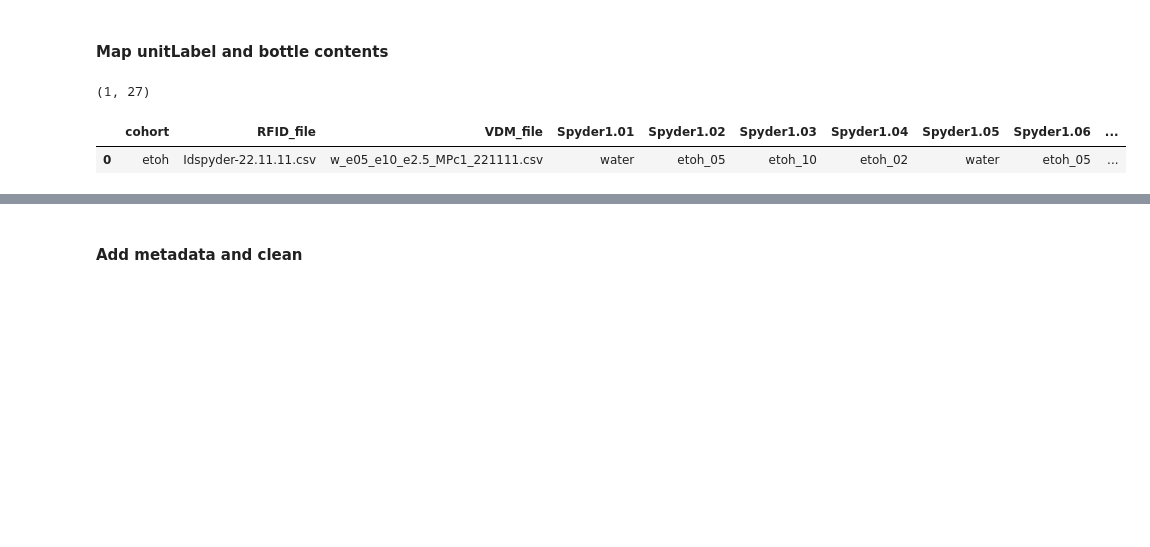
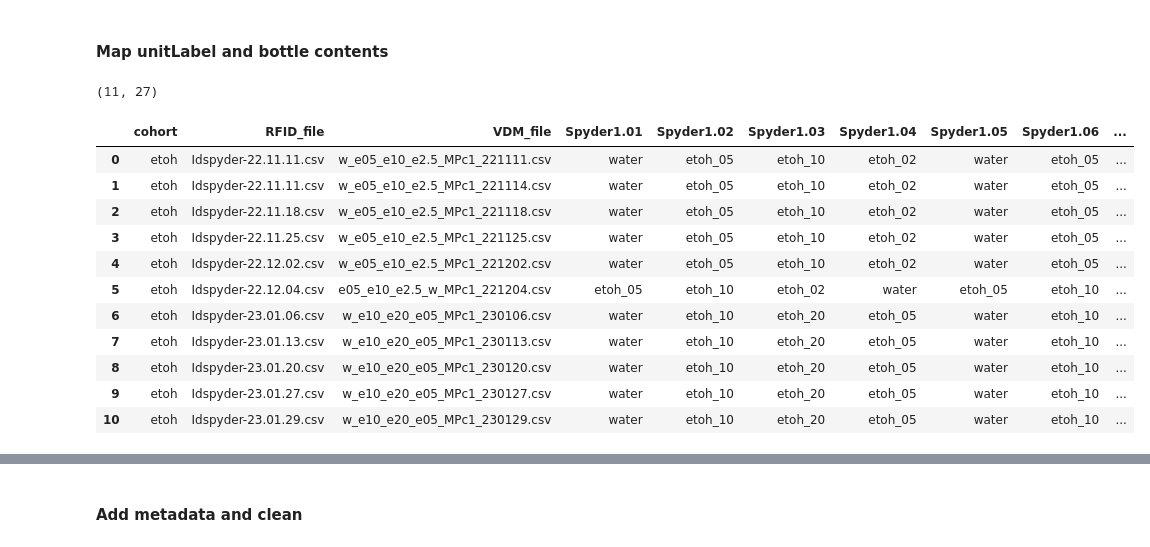
Before and after one commit to grace3999/RFID_polysubstance, a Jupyter notebook: RFID_VDM_MP.ipynb, the cells around one changed output, grey strips where cells are left out. Saved outputs shown, nothing was run; the diff lists cells and outputs as text; code cells hidden in the pictures; blank space fills up the shorter version.

```diff
--- a/RFID_VDM_MP.ipynb
+++ b/RFID_VDM_MP.ipynb
@@ -306,12 +345,22 @@ Name: IdRFID, dtype: int64
 # %%
 RFID_bottle_assignment_path = '/Users/abbieschindler/Documents/Schindler_Lab/Data/RFID_VDM/MP/meta/bottle_assignment_RFID.xlsx'
 
 RFID_bottle_assignment = pd.read_excel(RFID_bottle_assignment_path)
 RFID_bottle_assignment = pd.DataFrame(data = RFID_bottle_assignment)
 print(RFID_bottle_assignment.shape)
-RFID_bottle_assignment.tail()
+RFID_bottle_assignment
 # %% [output]
-(1, 27)
+(11, 27)
 |  | cohort | RFID_file | VDM_file | Spyder1.01 | Spyder1.02 | Spyder1.03 | Spyder1.04 | Spyder1.05 | Spyder1.06 | ... |
 | 0 | etoh | Idspyder-22.11.11.csv | w_e05_e10_e2.5_MPc1_221111.csv | water | etoh_05 | etoh_10 | etoh_02 | water | etoh_05 | ... |
+| 1 | etoh | Idspyder-22.11.11.csv | w_e05_e10_e2.5_MPc1_221114.csv | water | etoh_05 | etoh_10 | etoh_02 | water | etoh_05 | ... |
+| 2 | etoh | Idspyder-22.11.18.csv | w_e05_e10_e2.5_MPc1_221118.csv | water | etoh_05 | etoh_10 | etoh_02 | water | etoh_05 | ... |
+| 3 | etoh | Idspyder-22.11.25.csv | w_e05_e10_e2.5_MPc1_221125.csv | water | etoh_05 | etoh_10 | etoh_02 | water | etoh_05 | ... |
+| 4 | etoh | Idspyder-22.12.02.csv | w_e05_e10_e2.5_MPc1_221202.csv | water | etoh_05 | etoh_10 | etoh_02 | water | etoh_05 | ... |
+| 5 | etoh | Idspyder-22.12.04.csv | e05_e10_e2.5_w_MPc1_221204.csv | etoh_05 | etoh_10 | etoh_02 | water | etoh_05 | etoh_10 | ... |
+| 6 | etoh | Idspyder-23.01.06.csv | w_e10_e20_e05_MPc1_230106.csv | water | etoh_10 | etoh_20 | etoh_05 | water | etoh_10 | ... |
+| 7 | etoh | Idspyder-23.01.13.csv | w_e10_e20_e05_MPc1_230113.csv | water | etoh_10 | etoh_20 | etoh_05 | water | etoh_10 | ... |
+| 8 | etoh | Idspyder-23.01.20.csv | w_e10_e20_e05_MPc1_230120.csv | water | etoh_10 | etoh_20 | etoh_05 | water | etoh_10 | ... |
+| 9 | etoh | Idspyder-23.01.27.csv | w_e10_e20_e05_MPc1_230127.csv | water | etoh_10 | etoh_20 | etoh_05 | water | etoh_10 | ... |
+| 10 | etoh | Idspyder-23.01.29.csv | w_e10_e20_e05_MPc1_230129.csv | water | etoh_10 | etoh_20 | etoh_05 | water | etoh_10 | ... |
 # %%
```
Also changed, not shown: parts of 51 cells of this notebook, 1 other file.
